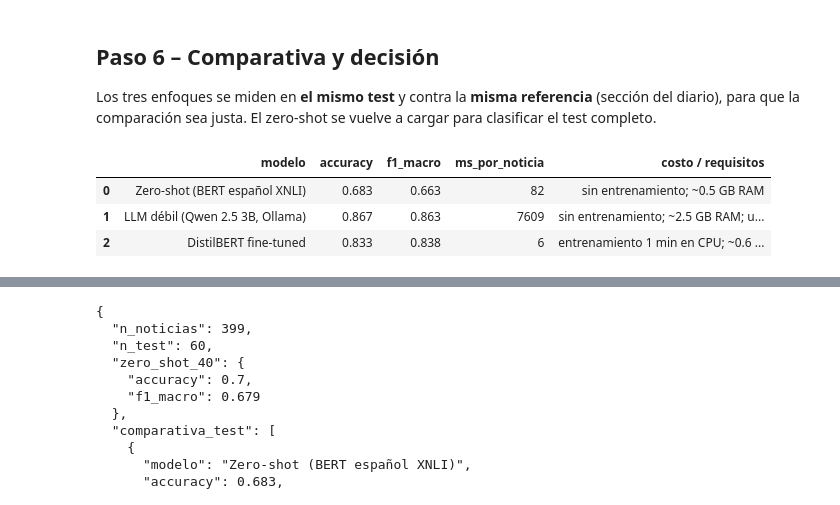
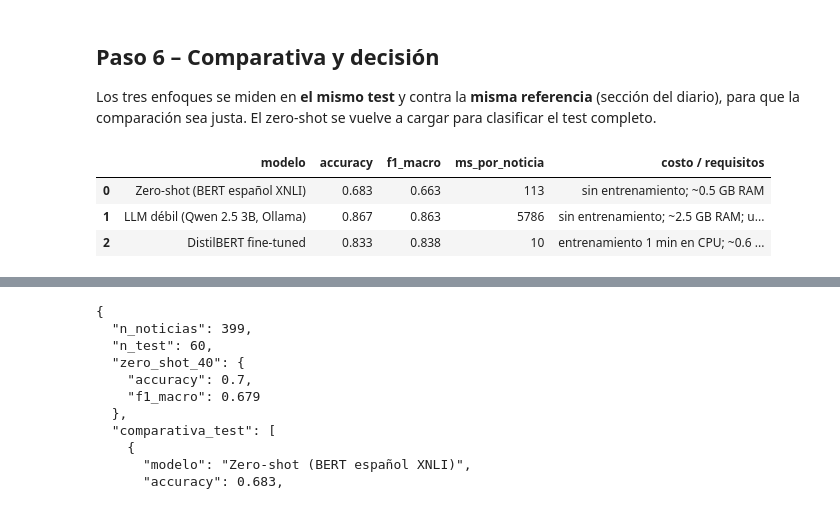
Before and after one commit to grey-d18/grey_diplomado, a Jupyter notebook: tarea_1/02_clasificacion.ipynb, the cells around one changed output, grey strips where cells are left out. Drawn from its saved outputs; the diff is of its cells as text; code cells hidden in the pictures.

```diff
--- a/tarea_1/02_clasificacion.ipynb
+++ b/tarea_1/02_clasificacion.ipynb
@@ -164,9 +164,9 @@ ESQUEMA = {
 }
 
 
-def etiquetar_llm(titular: str, bajada: str) -> dict:
+def etiquetar_llm(titular: str, bajada: str, timeout: int = 120) -> dict:
     mensaje = f"Titular: {titular}\nBajada: {bajada or '(sin bajada)'}"
-    r = requests.post(OLLAMA, timeout=120, json={
+    r = requests.post(OLLAMA, timeout=timeout, json={
         "model": MODELO_LLM,
         "messages": [{"role": "system", "content": PROMPT_SISTEMA},
                      {"role": "user", "content": mensaje}],
@@ -179,9 +179,10 @@ def etiquetar_llm(titular: str, bajada: str) -> dict:
     return json.loads(r.json()["message"]["content"])
 
 
-# Prueba con una noticia antes de lanzar las 399
+# Prueba con una noticia antes de lanzar las 399. La primera llamada carga el modelo
+# en memoria (~2 GB): en CPU y con poca RAM libre puede tardar varios minutos.
 fila = noticias.iloc[0]
-print(fila.titular, "->", etiquetar_llm(fila.titular, fila.bajada))
+print(fila.titular, "->", etiquetar_llm(fila.titular, fila.bajada, timeout=300))
 # %% [output]
 El voto 31: Este es el escenario que muestra el peso de Obras para el fujimorismo en la delegación de facultades -> {'categoria': 'politica', 'confianza': 0.9}
 # %%
@@ -518,33 +532,34 @@ test["pred_zero_shot"] = clasificar_zero_shot(test.titular.tolist())
 ms_zero_shot_test = (time.perf_counter() - inicio) / len(test) * 1000
 del zero_shot
 gc.collect()
 
 # Latencia del LLM: se mide con 10 noticias del test (el etiquetado completo pudo venir del CSV)
+etiquetar_llm(test.titular.iloc[0], test.bajada.iloc[0], timeout=300)  # carga el modelo (no se cronometra)
 inicio = time.perf_counter()
 for n in test.head(10).itertuples():
     etiquetar_llm(n.titular, n.bajada)
 ms_llm = (time.perf_counter() - inicio) / 10 * 1000
 requests.post(OLLAMA, json={"model": MODELO_LLM, "messages": [], "keep_alive": 0}, timeout=60)
 
 
 def fila(nombre, pred, ms, costo):
     return {"modelo": nombre,
             "accuracy": accuracy_score(test.etiqueta, pred),
             "f1_macro": f1_score(test.etiqueta, pred, average="macro"),
             "ms_por_noticia": round(ms), "costo / requisitos": costo}
 
 
 comparativa = pd.DataFrame([
     fila("Zero-shot (BERT español XNLI)", test.pred_zero_shot, ms_zero_shot_test,
          "sin entrenamiento; ~0.5 GB RAM"),
     fila("LLM débil (Qwen 2.5 3B, Ollama)", test.etiqueta_llm, ms_llm,
          "sin entrenamiento; ~2.5 GB RAM; usa titular + bajada"),
     fila("DistilBERT fine-tuned", test.pred_distilbert, ms_distilbert,
          f"entrenamiento {min_entrenamiento:.0f} min en CPU; ~0.6 GB RAM"),
 ]).round(3)
 comparativa
 # %% [output]
 |  | modelo | accuracy | f1_macro | ms_por_noticia | costo / requisitos |
-| 0 | Zero-shot (BERT español XNLI) | 0.683 | 0.663 | 82 | sin entrenamiento; ~0.5 GB RAM |
-| 1 | LLM débil (Qwen 2.5 3B, Ollama) | 0.867 | 0.863 | 7609 | sin entrenamiento; ~2.5 GB RAM; u... |
-| 2 | DistilBERT fine-tuned | 0.833 | 0.838 | 6 | entrenamiento 1 min en CPU; ~0.6 ... |
+| 0 | Zero-shot (BERT español XNLI) | 0.683 | 0.663 | 113 | sin entrenamiento; ~0.5 GB RAM |
+| 1 | LLM débil (Qwen 2.5 3B, Ollama) | 0.867 | 0.863 | 5786 | sin entrenamiento; ~2.5 GB RAM; u... |
+| 2 | DistilBERT fine-tuned | 0.833 | 0.838 | 10 | entrenamiento 1 min en CPU; ~0.6 ... |
```
Also changed, not shown: parts of 9 cells of this notebook, 3 other files.
